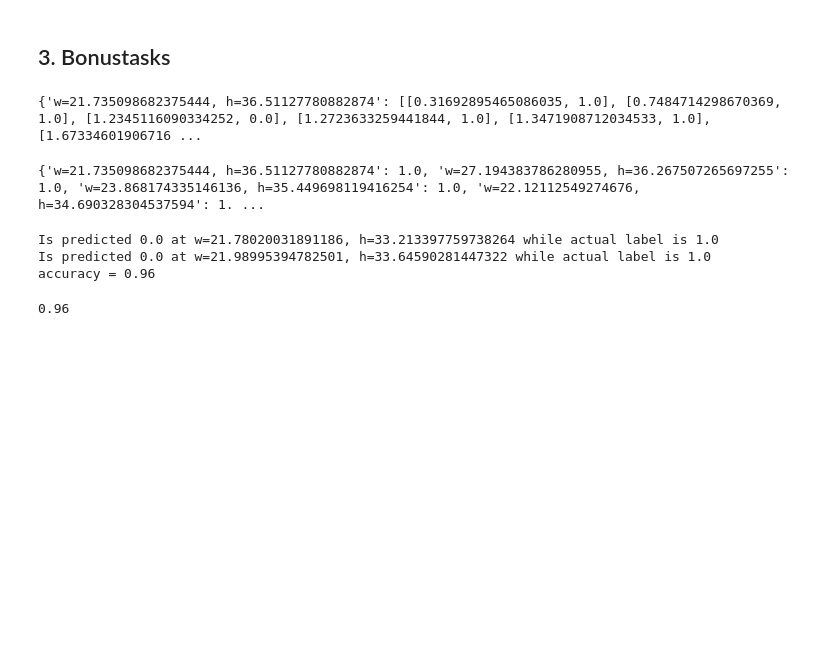
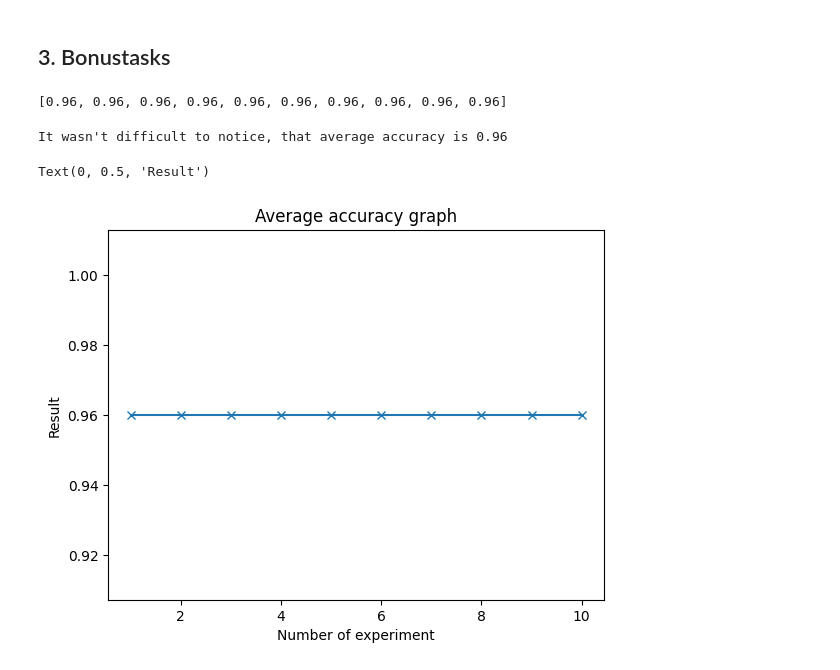
Before and after one commit to MaryKavalion/Python-Mary-Kavalionak, a Jupyter notebook: Labs/Lab 2/Lab2_PichuPikachuAlg.ipynb, the cells around one changed output. Drawn from its saved outputs; the diff is of its cells as text; code cells hidden in the pictures; blank space fills up the shorter version.

```diff
--- a/Labs/Lab 2/Lab2_PichuPikachuAlg.ipynb
+++ b/Labs/Lab 2/Lab2_PichuPikachuAlg.ipynb
@@ -324,3 +322,26 @@ def bonus():
+# %%
+def bonus_flow():
+    pichus_only = get_subarray(0)
+    pikachus_only = get_subarray(1)
+    np.random.shuffle(pikachus_only)
+    np.random.shuffle(pichus_only)
+
+    train_pikachu = pikachus_only[:50]
+    train_pichu = pichus_only[:50]
+    train_data = np.vstack((train_pikachu, train_pichu))
+
+    test_pikachu = pikachus_only[50:]
+    test_pichu = pichus_only[50:]
+    test_data = np.vstack((test_pikachu, test_pichu))
+
+    test_poks_dict = dictionary_maker(test_data, train_data)
+
+    same_keys_dictionary = {}
+    for point in test_data:
+        same_keys_dictionary[f"w={point[0]}, h={point[1]}"] = point[2]
+
+    accuracy = predict_counter (printing=False)
+    return accuracy
 # %%
 def get_subarray (lbl, orig_array = pokemon):
     #create a mask
@@ -349,17 +353,5 @@ print (test_data)
-# %%
-test_poks_dict = dictionary_maker(test_data, train_data)
-print (test_poks_dict)
-# %% [output]
-{'w=21.735098682375444, h=36.51127780882874': [[0.31692895465086035, 1.0], [0.7484714298670369, 1.0], [1.2345116090334252, 0.0], [1.2723633259441844, 1.0], [1.3471908712034533, 1.0], [1.67334601906716 ...
-# %%
-same_keys_dictionary = {}
-for point in test_data:
-    same_keys_dictionary[f"w={point[0]}, h={point[1]}"] = point[2]
-print (same_keys_dictionary)
-# %% [output]
-{'w=21.735098682375444, h=36.51127780882874': 1.0, 'w=27.194383786280955, h=36.267507265697255': 1.0, 'w=23.868174335146136, h=35.449698119416254': 1.0, 'w=22.12112549274676, h=34.690328304537594': 1. ...
 # %%
-def predict_counter (test_dict=test_poks_dict, check_dict=same_keys_dictionary):
+def predict_counter (test_dict=test_poks_dict, check_dict=same_keys_dictionary, printing=True):
 
     check_list = []
     for key, value in test_dict.items():
@@ -368,18 +360,37 @@ def predict_counter (test_dict=test_poks_dict, check_dict=same_keys_dictionary):
             check_list.append (True)
         else:
             check_list.append (False)
-            print (f"Is predicted {float(predicted_label)} at {key} while actual label is {check_dict[key]}")
+            if printing == True:
+                print (f"Is predicted {float(predicted_label)} at {key} while actual label is {check_dict[key]}")
 
     true_predictions = check_list.count (True)
     total_predictions = len(check_list)
     accuracy = true_predictions / total_predictions
 
-    print (f"{accuracy = }")
+    if printing == True:
+        print (f"{accuracy = }")
     return accuracy
-
-predict_counter()
-# %% [output]
-Is predicted 0.0 at w=21.78020031891186, h=33.213397759738264 while actual label is 1.0
-Is predicted 0.0 at w=21.98995394782501, h=33.64590281447322 while actual label is 1.0
-accuracy = 0.96
-0.96
+# %%
+accuracy_list = []
+
+for i in range (10):
+    accuracy = bonus_flow()
+    accuracy_list.append(accuracy)
+
+print (accuracy_list)
+# %% [output]
+[0.96, 0.96, 0.96, 0.96, 0.96, 0.96, 0.96, 0.96, 0.96, 0.96]
+# %%
+mid_accuracy = sum(accuracy_list)/len(accuracy_list)
+print (f"It wasn't difficult to notice, that average accuracy is {mid_accuracy:.2f}")
+# %% [output]
+It wasn't difficult to notice, that average accuracy is 0.96
+# %%
+x = list (range(1,11))
+plt.plot(x, accuracy_list, marker = "x")
+plt.title ("Average accuracy graph")
+plt.xlabel ("Number of experiment")
+plt.ylabel ("Result")
+# %% [output]
+Text(0, 0.5, 'Result')
+[figure, added]
```
Also changed, not shown: parts of 5 cells of this notebook.
